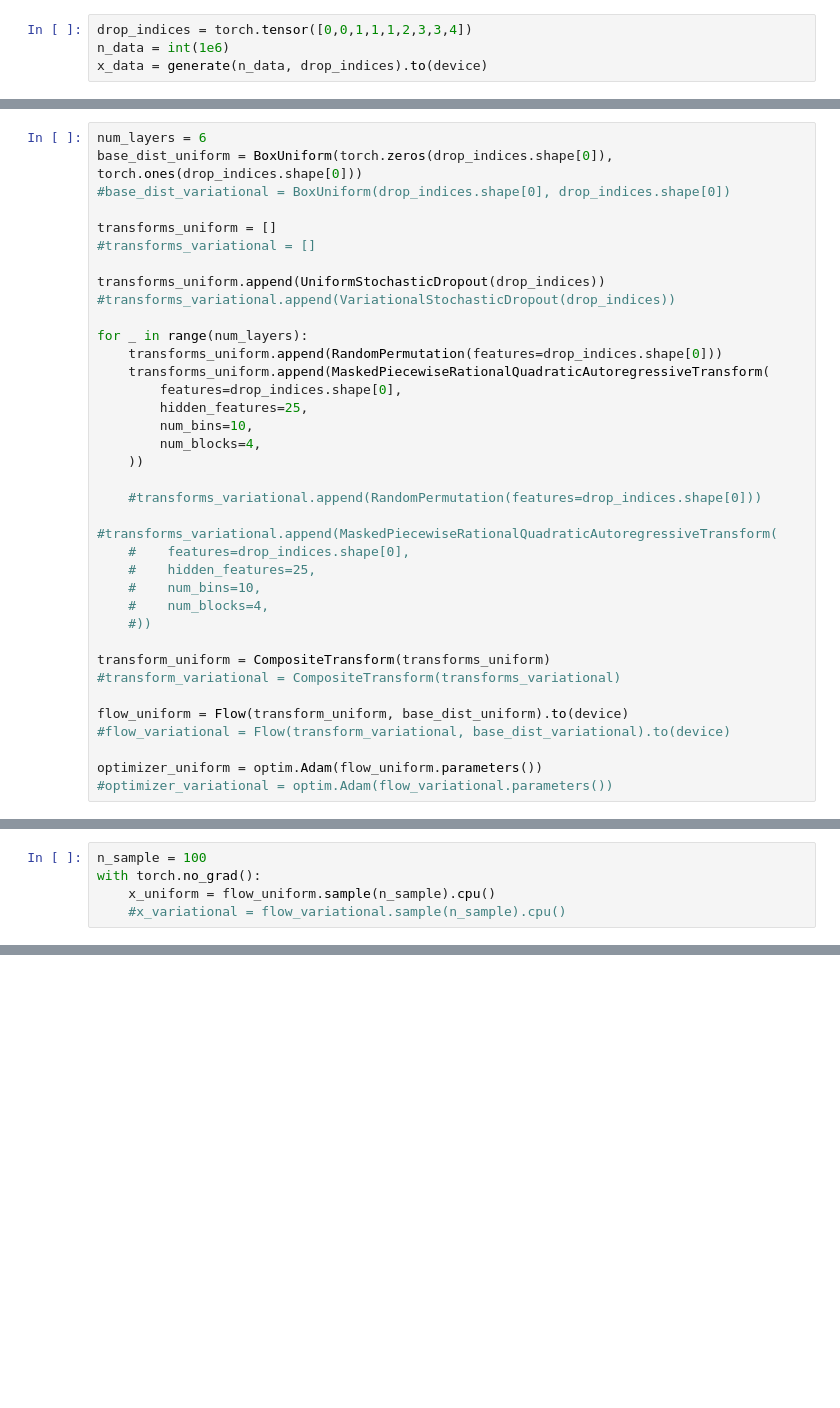
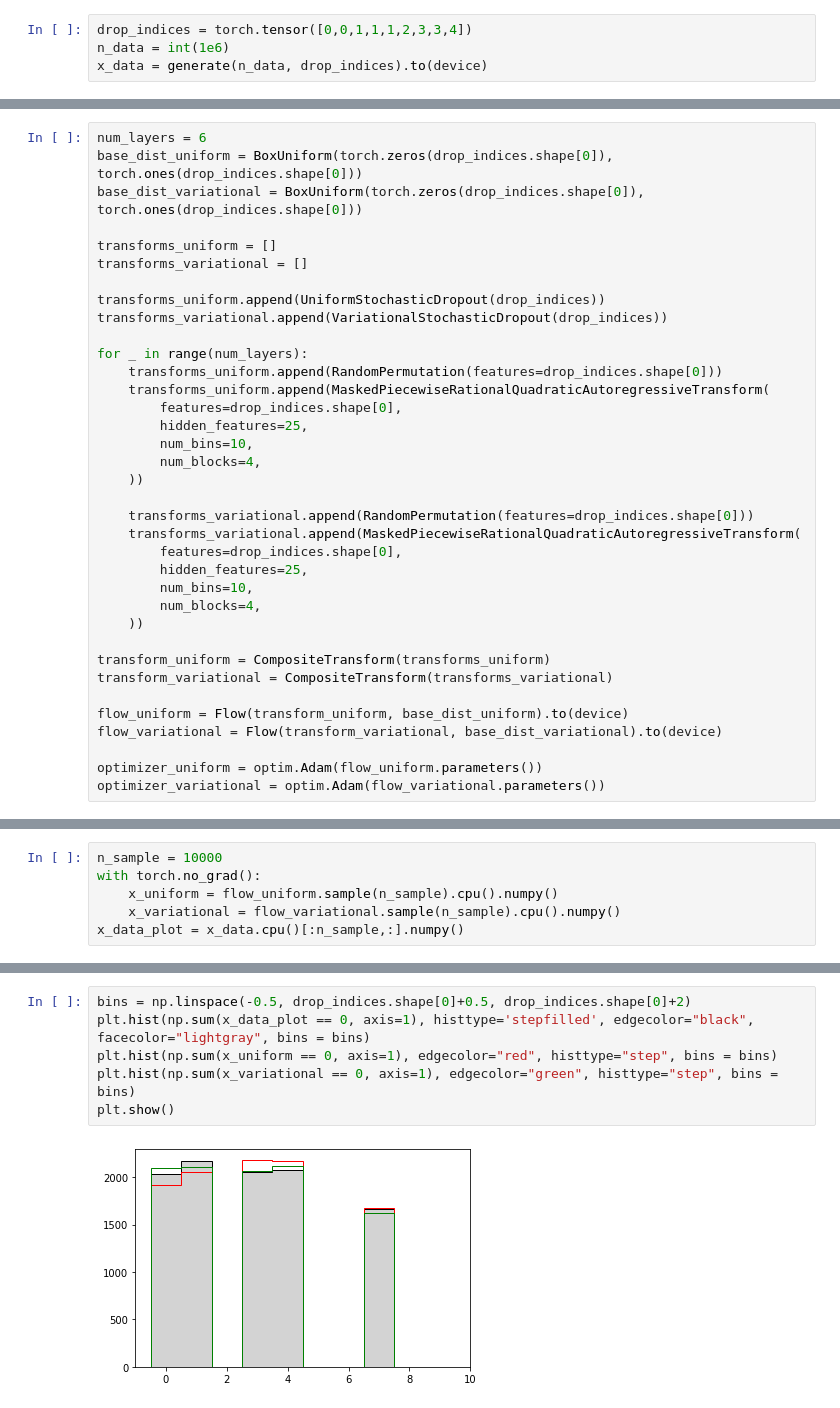
Before and after one commit to rbvh/nflows, a Jupyter notebook: examples/dropped_uniform.ipynb, the cells around one changed output, grey strips where cells are left out. Drawn from its saved outputs; the diff is of its cells as text; blank space fills up the shorter version.

Commit message:
var dropout gpu

```diff
--- a/examples/dropped_uniform.ipynb
+++ b/examples/dropped_uniform.ipynb
@@ -66,13 +62,13 @@ drop_indices.shape[0]
 # %%
 num_layers = 6
 base_dist_uniform = BoxUniform(torch.zeros(drop_indices.shape[0]), torch.ones(drop_indices.shape[0]))
-#base_dist_variational = BoxUniform(drop_indices.shape[0], drop_indices.shape[0])
+base_dist_variational = BoxUniform(torch.zeros(drop_indices.shape[0]), torch.ones(drop_indices.shape[0]))
 
 transforms_uniform = []
-#transforms_variational = []
+transforms_variational = []
 
 transforms_uniform.append(UniformStochasticDropout(drop_indices))
-#transforms_variational.append(VariationalStochasticDropout(drop_indices))
+transforms_variational.append(VariationalStochasticDropout(drop_indices))
 
 for _ in range(num_layers):
     transforms_uniform.append(RandomPermutation(features=drop_indices.shape[0]))
@@ -83,22 +79,22 @@ for _ in range(num_layers):
         num_blocks=4,
     ))
 
-    #transforms_variational.append(RandomPermutation(features=drop_indices.shape[0]))
-    #transforms_variational.append(MaskedPiecewiseRationalQuadraticAutoregressiveTransform(
-    #    features=drop_indices.shape[0],
-    #    hidden_features=25,
-    #    num_bins=10,
-    #    num_blocks=4,
-    #))
+    transforms_variational.append(RandomPermutation(features=drop_indices.shape[0]))
+    transforms_variational.append(MaskedPiecewiseRationalQuadraticAutoregressiveTransform(
+        features=drop_indices.shape[0],
+        hidden_features=25,
+        num_bins=10,
+        num_blocks=4,
+    ))
 
 transform_uniform = CompositeTransform(transforms_uniform)
-#transform_variational = CompositeTransform(transforms_variational)
+transform_variational = CompositeTransform(transforms_variational)
 
 flow_uniform = Flow(transform_uniform, base_dist_uniform).to(device)
-#flow_variational = Flow(transform_variational, base_dist_variational).to(device)
+flow_variational = Flow(transform_variational, base_dist_variational).to(device)
 
 optimizer_uniform = optim.Adam(flow_uniform.parameters())
-#optimizer_variational = optim.Adam(flow_variational.parameters())
+optimizer_variational = optim.Adam(flow_variational.parameters())
 # %%
 n_epochs = 10
 batch_size = 1000
@@ -156,6 +152,7 @@ epoch =  1 batch =  11 / 1000 loss_uniform =  1.6336508447473699
 KeyboardInterrupt:
 # %%
-n_sample = 100
+n_sample = 10000
 with torch.no_grad():
-    x_uniform = flow_uniform.sample(n_sample).cpu()
-    #x_variational = flow_variational.sample(n_sample).cpu()
+    x_uniform = flow_uniform.sample(n_sample).cpu().numpy()
+    x_variational = flow_variational.sample(n_sample).cpu().numpy()
+x_data_plot = x_data.cpu()[:n_sample,:].numpy()
@@ -182,0 +159,8 @@ ModuleAttributeError: 'StochasticDropout' object has no attribute 'inverse'
+# %%
+bins = np.linspace(-0.5, drop_indices.shape[0]+0.5, drop_indices.shape[0]+2)
+plt.hist(np.sum(x_data_plot == 0, axis=1), histtype='stepfilled', edgecolor="black", facecolor="lightgray", bins = bins)
+plt.hist(np.sum(x_uniform == 0, axis=1), edgecolor="red", histtype="step", bins = bins)
+plt.hist(np.sum(x_variational == 0, axis=1), edgecolor="green", histtype="step", bins = bins)
+plt.show()
+# %% [output]
+[figure, added]
```
Also changed, not shown: parts of 10 cells of this notebook, 1 other file.
